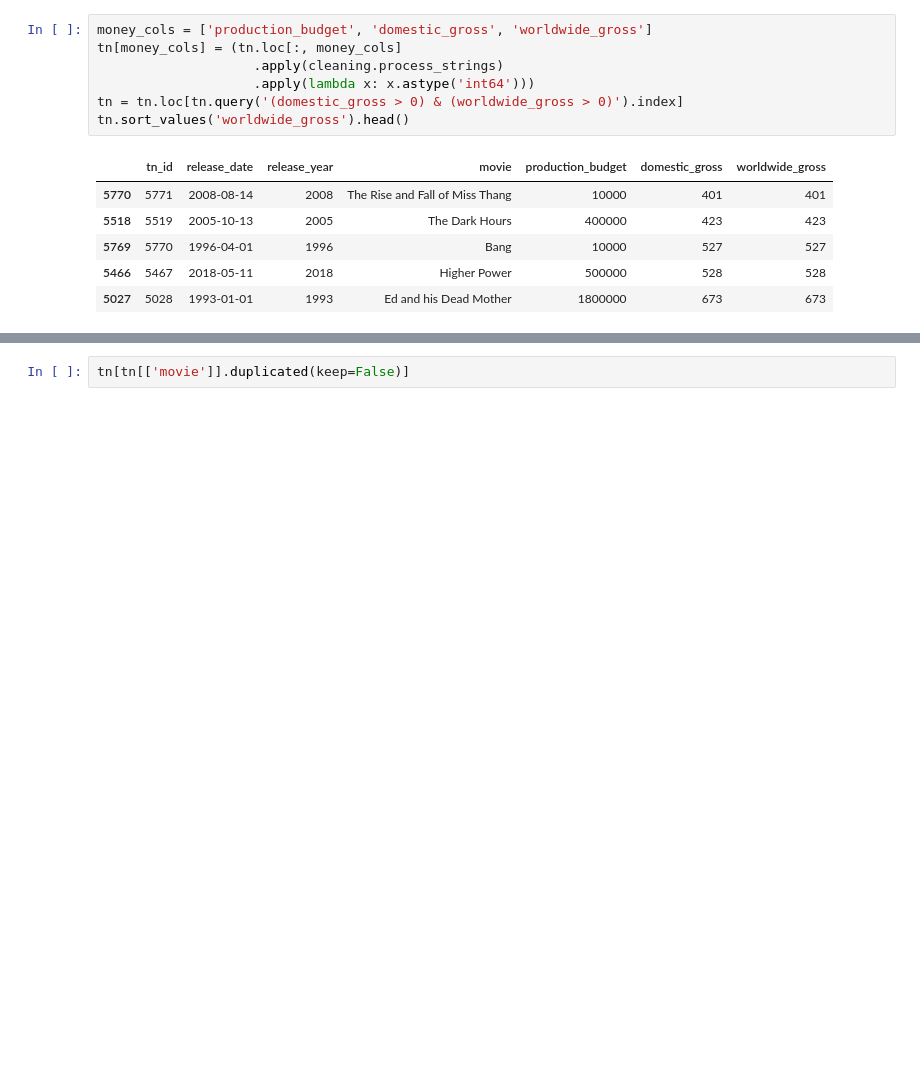
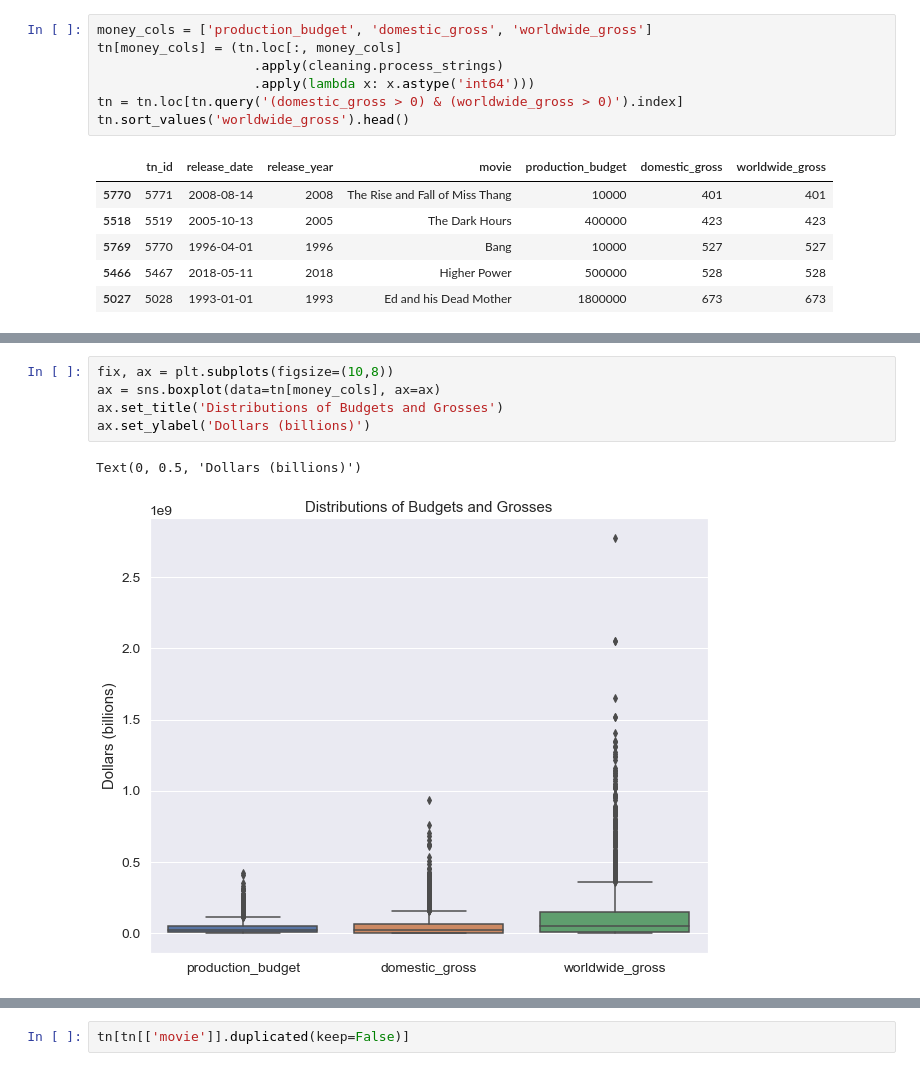
Before and after one commit to ndgigliotti/dsc-phase-1-project, a Jupyter notebook: genres.ipynb, the cells around one changed output, grey strips where cells are left out. Drawn from its saved outputs; the diff is of its cells as text; blank space fills up the shorter version.

```diff
--- a/genres.ipynb
+++ b/genres.ipynb
@@ -48,3 +81,11 @@ tn.sort_values('worldwide_gross').head()
+# %%
+fix, ax = plt.subplots(figsize=(10,8))
+ax = sns.boxplot(data=tn[money_cols], ax=ax)
+ax.set_title('Distributions of Budgets and Grosses')
+ax.set_ylabel('Dollars (billions)')
+# %% [output]
+Text(0, 0.5, 'Dollars (billions)')
+[figure, added]
 # %%
 tn['worldwide_profit'] = tn.eval('worldwide_gross - production_budget')
 tn['domestic_profit'] = tn.eval('domestic_gross - production_budget')
```
Also changed, not shown: parts of 20 cells of this notebook.
